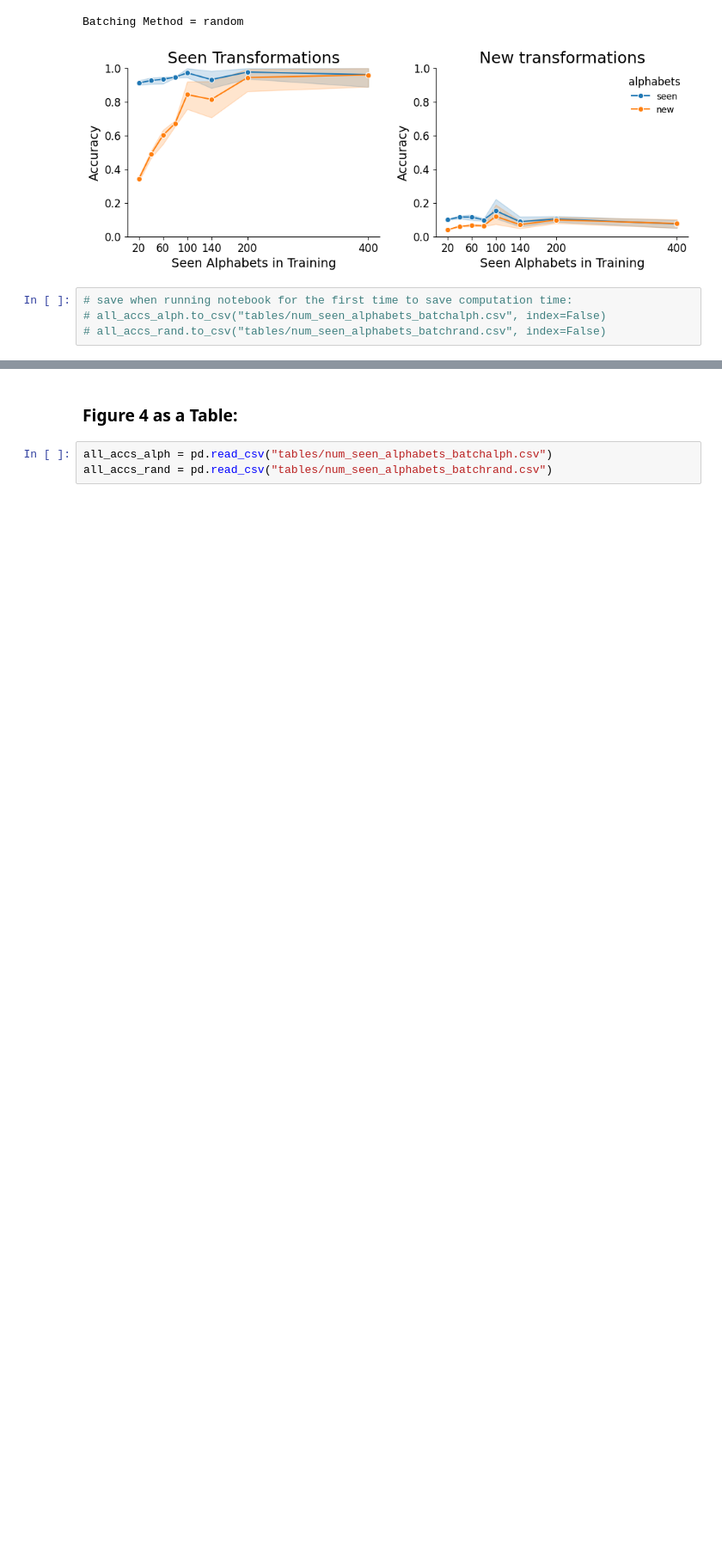
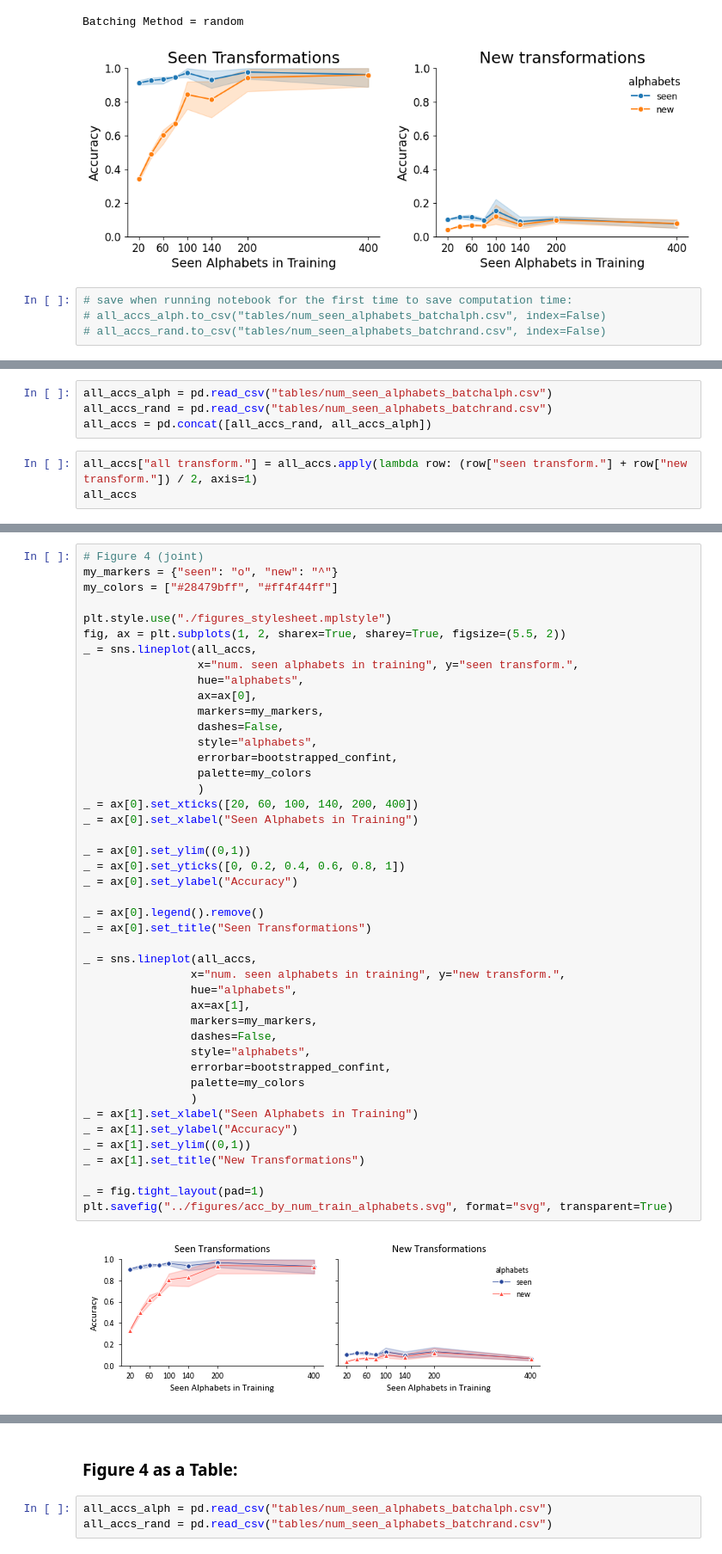
Before and after one commit to philipp-hellwig/MLC-letter-string-analogies, a Jupyter notebook: analyses/num_perm_alphabets.ipynb, the cells around one changed output, grey strips where cells are left out. Shown at 86% size. Saved outputs shown, nothing was run; the diff lists cells and outputs as text; blank space fills up the shorter version.

```diff
--- a/analyses/num_perm_alphabets.ipynb
+++ b/analyses/num_perm_alphabets.ipynb
@@ -246,0 +253,7 @@ Batching Method = random
+# %%
+all_accs_alph = pd.read_csv("tables/num_seen_alphabets_batchalph.csv")
+all_accs_rand = pd.read_csv("tables/num_seen_alphabets_batchrand.csv")
+all_accs = pd.concat([all_accs_rand, all_accs_alph])
+# %%
+all_accs["all transform."] = all_accs.apply(lambda row: (row["seen transform."] + row["new transform."]) / 2, axis=1)
+all_accs
@@ -246,0 +274,46 @@ Batching Method = random
+# %%
+# Figure 4 (joint)
+my_markers = {"seen": "o", "new": "^"}
+my_colors = ["#28479bff", "#ff4f44ff"]
+
+plt.style.use("./figures_stylesheet.mplstyle")
+fig, ax = plt.subplots(1, 2, sharex=True, sharey=True, figsize=(5.5, 2))
+_ = sns.lineplot(all_accs,
+                 x="num. seen alphabets in training", y="seen transform.",
+                 hue="alphabets",
+                 ax=ax[0],
+                 markers=my_markers,
+                 dashes=False,
+                 style="alphabets",
+                 errorbar=bootstrapped_confint,
+                 palette=my_colors
+                 )
+_ = ax[0].set_xticks([20, 60, 100, 140, 200, 400])
+_ = ax[0].set_xlabel("Seen Alphabets in Training")
+
+_ = ax[0].set_ylim((0,1))
+_ = ax[0].set_yticks([0, 0.2, 0.4, 0.6, 0.8, 1])
+_ = ax[0].set_ylabel("Accuracy")
+
+_ = ax[0].legend().remove()
+_ = ax[0].set_title("Seen Transformations")
+
+_ = sns.lineplot(all_accs,
+                x="num. seen alphabets in training", y="new transform.",
+                hue="alphabets",
+                ax=ax[1],
+                markers=my_markers,
+                dashes=False,
+                style="alphabets",
+                errorbar=bootstrapped_confint,
+                palette=my_colors
+                )
+_ = ax[1].set_xlabel("Seen Alphabets in Training")
+_ = ax[1].set_ylabel("Accuracy")
+_ = ax[1].set_ylim((0,1))
+_ = ax[1].set_title("New Transformations")
+
+_ = fig.tight_layout(pad=1)
+plt.savefig("../figures/acc_by_num_train_alphabets.svg", format="svg", transparent=True)
+# %% [output]
+[figure, added]
```
Also changed, not shown: parts of 9 cells of this notebook, 25 other files.
